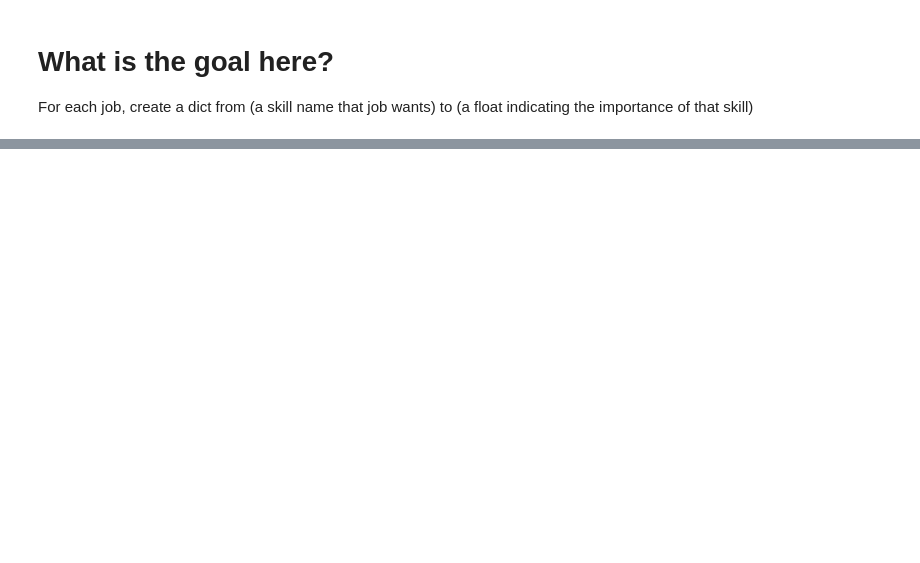
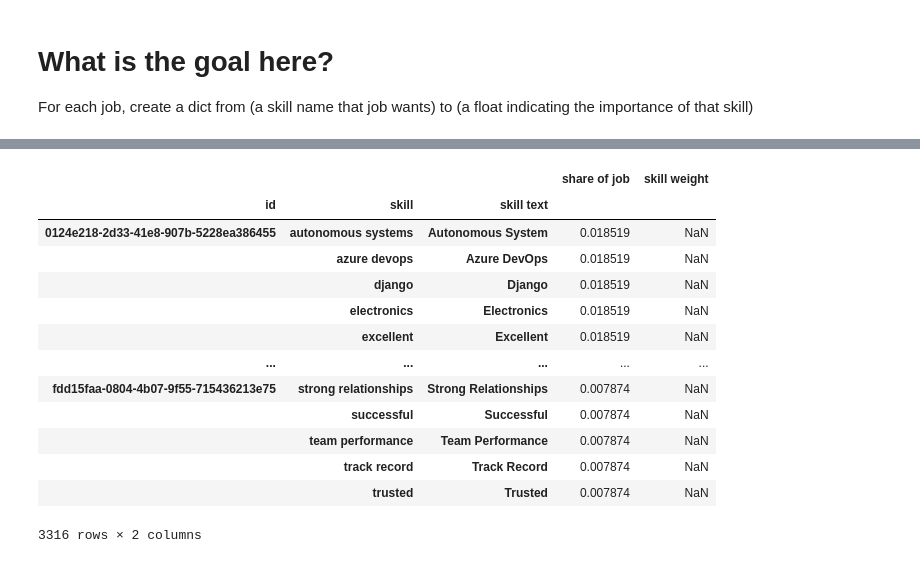
Before and after one commit to FractalMachinist/FractalMachinist.github.io, a Jupyter notebook: skill_weights.ipynb, the cells around one changed output, grey strips where cells are left out. Saved outputs shown, nothing was run; the diff lists cells and outputs as text; code cells hidden in the pictures; blank space fills up the shorter version.

```diff
--- a/skill_weights.ipynb
+++ b/skill_weights.ipynb
@@ -105,0 +105,53 @@ jst_wc.head(50)
+# %%
+# Separately from how popular a skill was in the job listing, some skills need to be displayed because
+#     they are in a category of skills the listing mentions often, but they are not mentioned by name.
+#
+# To manage this, skills contribute indirectly to all the other skills they share a category with.
+#
+# Each skill keeps `list_weight` of its `share of job` for itself, contributing directly to its weight.
+#
+# Additionally, `1-list_weight` of each skill's `share of job` gets divided equally between all the categories
+#     that skill is in, then sub-divided equally between all the skills in that category.
+#
+# skill -(divides evenly between)-> categories skill is in -(divides evenly between)-> skills in that category
+# --NOT--
+# skill -(divides evenly between)-> every skill in every category skill is in
+#
+# --Example--
+# If skill S is in category 'A' with 10 skills (A1-A9 and S), and in category 'B' with 3 total (B1, B2, and S),
+# and S is only in those 2 categories,
+#     A1 will receive   1/10 * 1/2 * (1-list_weight)   of S's share of the job listing,
+# and B1 will receive   1/3  * 1/2 * (1-list_weight)   of S's share of the job listing,
+# and S  will receive   1/10 * 1/2 * (1-list_weight)   of its own share via category A,
+# and S  will receive   1/3  * 1/2 * (1-list_weight)   of its own share via category B.
+# Additionally, S will receive from A1-A9, and from B1-2, in the same way.
+#
+# In practice, this second 'implied' contribution is averaged within each job&category and added
+#     to each skill's first 'direct' contribution.
+#
+# Because pandas does wonderful broadcasting,
+#     the mean of a category's indirect contribution broadcasts to all the skills in that category,
+#     conserving our total weights so that each job's weights sum to 1.
+#
+# Finally, this is assigned to a new 'skill weight' column, preserving each skill's original share of
+#     the base listing. This is not *strictly* necessary for the final product, but it's excellent
+#     for development and debugging.
+
+jcst_data["skill weight"] = (jcst_data["share of job"]*list_weight + (jcst_data["share of job"]*(1-list_weight)).groupby(level=[0,1]).mean())
+# %%
+jcst_data.xs(None, level="category")
+# %% [output]
+|  |  |  | share of job | skill weight |
+| id | skill | skill text |  |  |
+| 0124e218-2d33-41e8-907b-5228ea386455 | autonomous systems | Autonomous System | 0.018519 | NaN |
+|  | azure devops | Azure DevOps | 0.018519 | NaN |
+|  | django | Django | 0.018519 | NaN |
+|  | electronics | Electronics | 0.018519 | NaN |
+|  | excellent | Excellent | 0.018519 | NaN |
+| ... | ... | ... | ... | ... |
+| fdd15faa-0804-4b07-9f55-715436213e75 | strong relationships | Strong Relationships | 0.007874 | NaN |
+|  | successful | Successful | 0.007874 | NaN |
+|  | team performance | Team Performance | 0.007874 | NaN |
+|  | track record | Track Record | 0.007874 | NaN |
+|  | trusted | Trusted | 0.007874 | NaN |
+3316 rows × 2 columns
```
Also changed, not shown: parts of 20 cells of this notebook, 9 other files.
